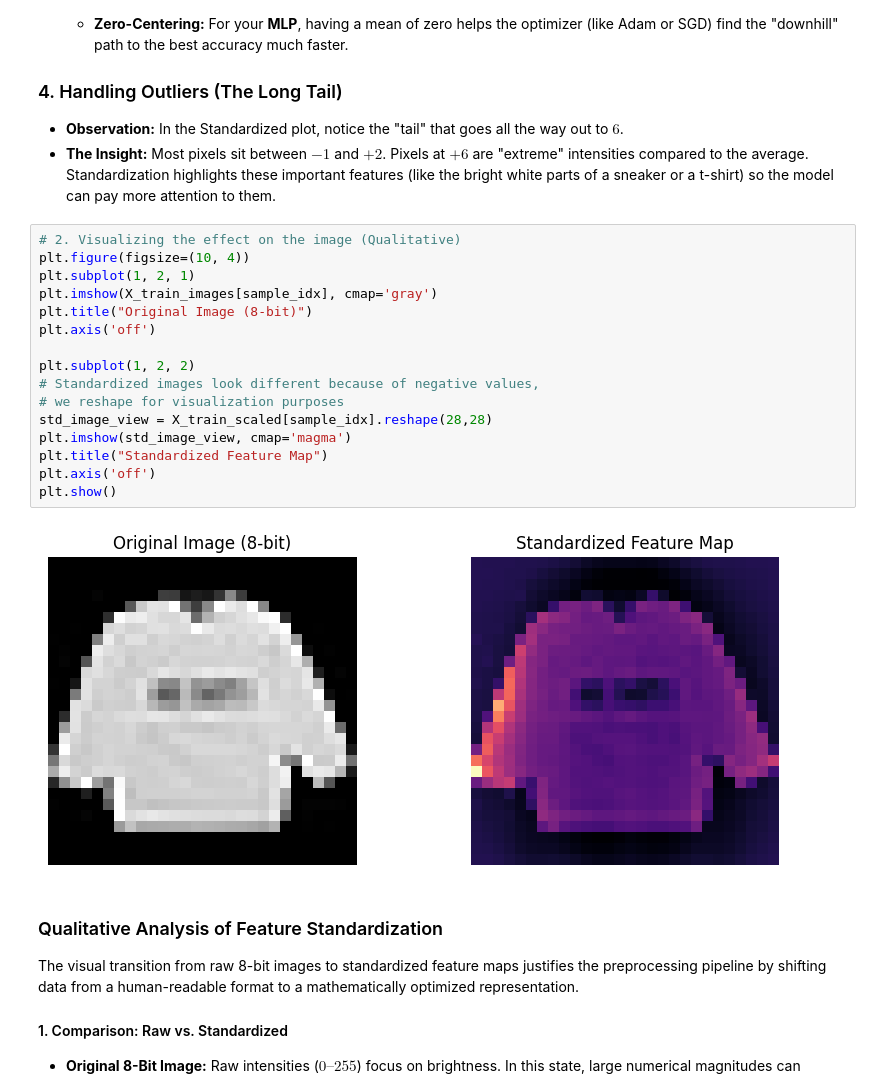
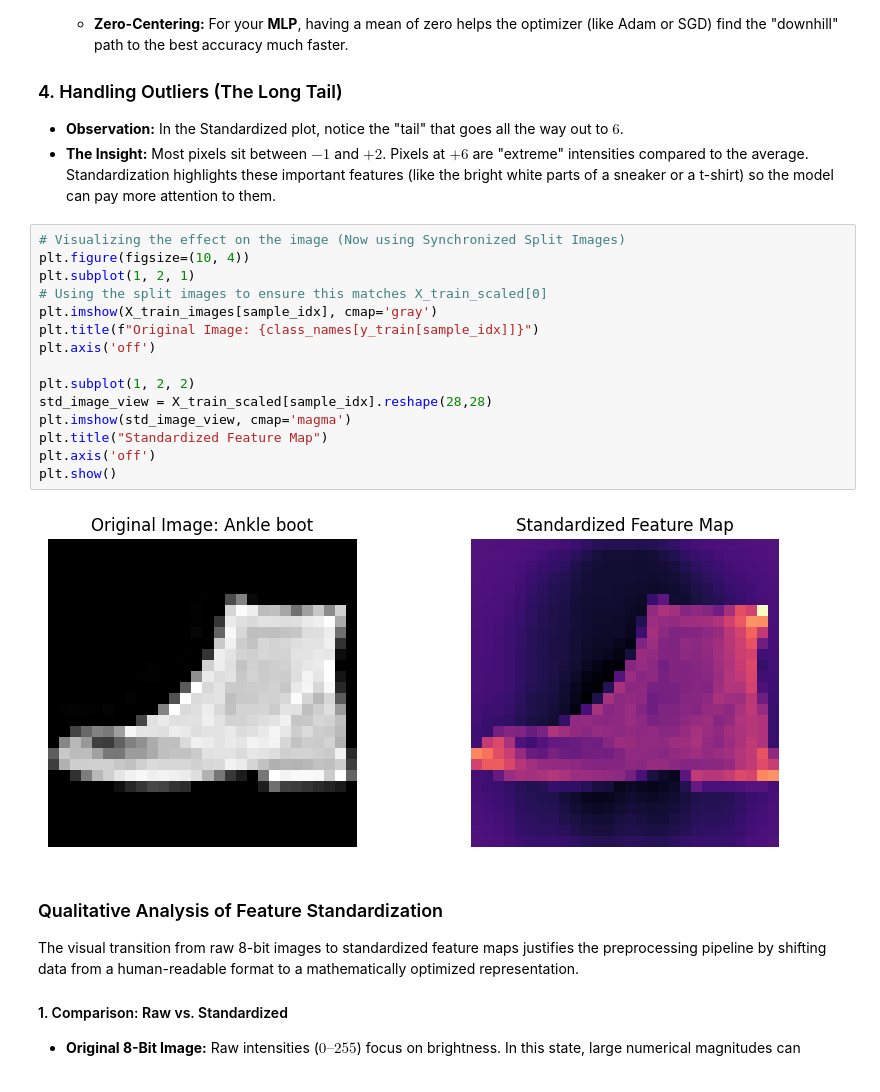
Before and after one commit to hieuvous/lab3_ML, a Jupyter notebook: preprocessing/preprocessing.ipynb, the cells around one changed output. Cells and saved outputs as stored; diff of their text form.

```diff
--- a/preprocessing/preprocessing.ipynb
+++ b/preprocessing/preprocessing.ipynb
@@ -131,23 +132,22 @@ plt.show()
 *   **Observation:** In the Standardized plot, notice the "tail" that goes all the way out to **$6$**.
 *   **The Insight:** Most pixels sit between $-1$ and $+2$. Pixels at $+6$ are "extreme" intensities compared to the average. Standardization highlights these important features (like the bright white parts of a sneaker or a t-shirt) so the model can pay more attention to them.
 # %%
-# 2. Visualizing the effect on the image (Qualitative)
+# Visualizing the effect on the image (Now using Synchronized Split Images)
 plt.figure(figsize=(10, 4))
 plt.subplot(1, 2, 1)
+# Using the split images to ensure this matches X_train_scaled[0]
 plt.imshow(X_train_images[sample_idx], cmap='gray')
-plt.title("Original Image (8-bit)")
+plt.title(f"Original Image: {class_names[y_train[sample_idx]]}")
 plt.axis('off')
 
 plt.subplot(1, 2, 2)
-# Standardized images look different because of negative values,
-# we reshape for visualization purposes
 std_image_view = X_train_scaled[sample_idx].reshape(28,28)
 plt.imshow(std_image_view, cmap='magma')
 plt.title("Standardized Feature Map")
 plt.axis('off')
 plt.show()
 # %% [output]
-[figure, old version]
+[figure, new version]
 # %% [markdown]
 ### Qualitative Analysis of Feature Standardization
 
```
Also changed, not shown: parts of 4 cells of this notebook, 2 other files.
